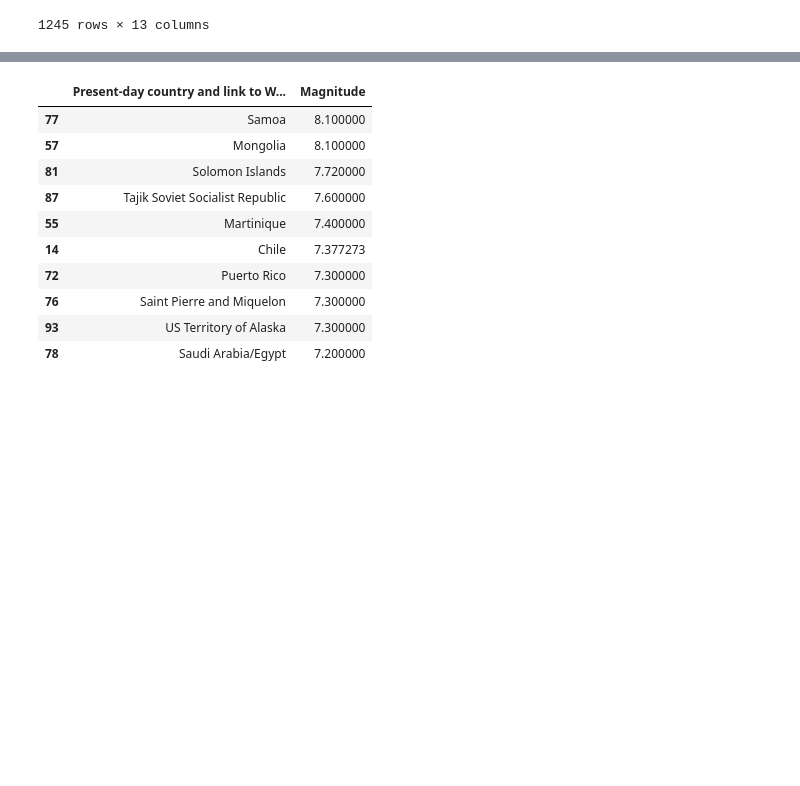
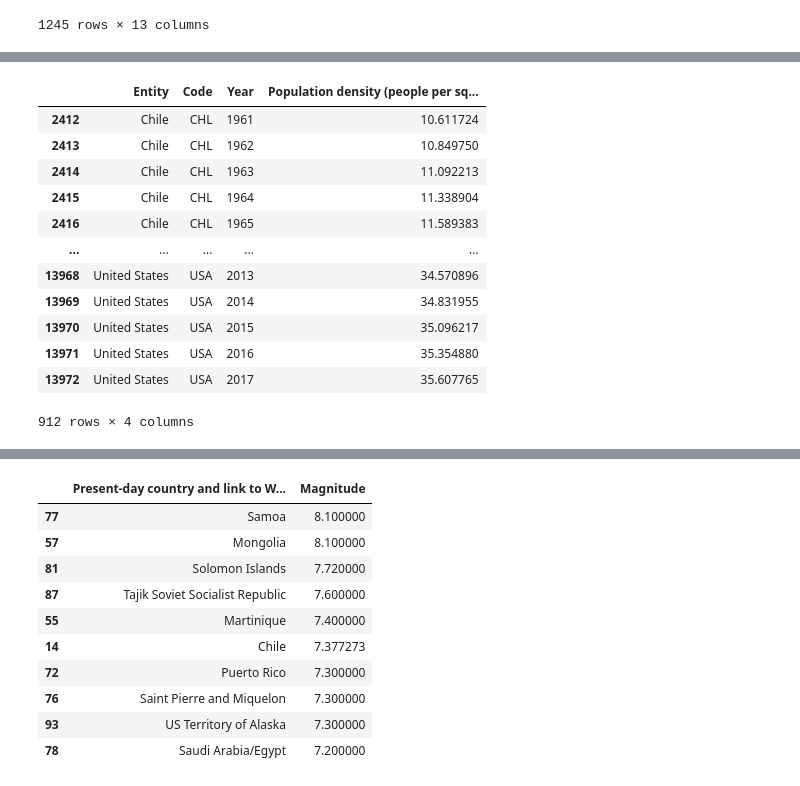
Before and after one commit to nss-data-science-cohort-4/dq3-earthquakes-down-to-earth, a Jupyter notebook: pt1analysis.ipynb, the cells around one changed output, grey strips where cells are left out. Drawn from its saved outputs; the diff is of its cells as text; code cells hidden in the pictures; blank space fills up the shorter version.

```diff
--- a/pt1analysis.ipynb
+++ b/pt1analysis.ipynb
@@ -25,3 +41,23 @@ pop_density = pd.read_csv('../dq3-earthquakes-down-to-earth/population-density.c
+# %%
+pop_density_needed = pop_density[pop_density['Entity'].isin(['China', 'Indonesia', 'Haiti', 'Japan', 'Iran', 'Pakistan',
+       'Italy', 'Turkey', 'Peru', 'India','China', 'Indonesia', 'Iran', 'Japan', 'Turkey', 'Peru', 'Taiwan',
+       'Mexico', 'Chile', 'Greece','Chile', 'United States', 'Indonesia', 'Russia',
+       'Japan', 'Ecuador', 'China'])]
+pop_density_needed
+# %% [output]
+|  | Entity | Code | Year | Population density (people per sq... |
+| 2412 | Chile | CHL | 1961 | 10.611724 |
+| 2413 | Chile | CHL | 1962 | 10.849750 |
+| 2414 | Chile | CHL | 1963 | 11.092213 |
+| 2415 | Chile | CHL | 1964 | 11.338904 |
+| 2416 | Chile | CHL | 1965 | 11.589383 |
+| ... | ... | ... | ... | ... |
+| 13968 | United States | USA | 2013 | 34.570896 |
+| 13969 | United States | USA | 2014 | 34.831955 |
+| 13970 | United States | USA | 2015 | 35.096217 |
+| 13971 | United States | USA | 2016 | 35.354880 |
+| 13972 | United States | USA | 2017 | 35.607765 |
+912 rows × 4 columns
 # %%
 clean_earthquake['Year'] = clean_earthquake['Origin (UTC)'].str.extract('(\d{4})')
 clean_earthquake
```
Also changed, not shown: parts of 18 cells of this notebook, 4 other files.
